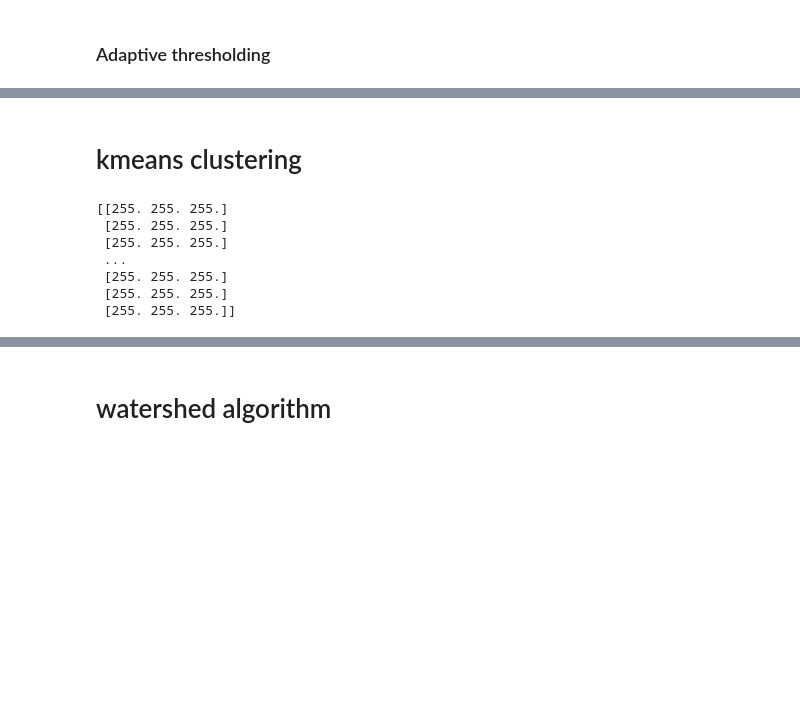
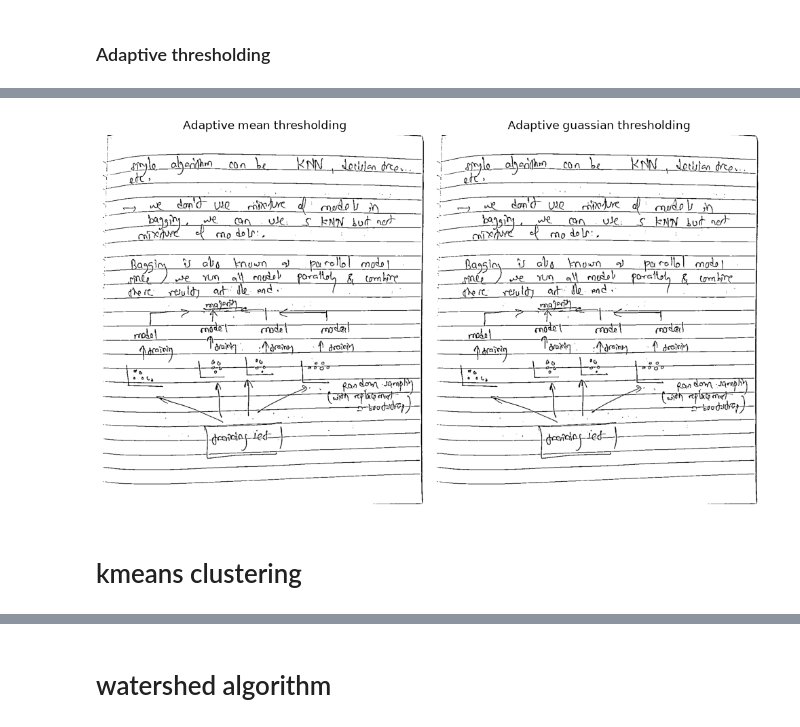
Before and after one commit to htetaunglynn94/Computer-Vision-with-CNN-TensorFlow-and-PyTorch, a Jupyter notebook: 05-OpenCV/17-image_segmentation.ipynb, the cells around one changed output, grey strips where cells are left out. Cells and saved outputs as stored; diff of their text form; code cells hidden in the pictures; blank space fills up the shorter version.

```diff
--- a/05-OpenCV/17-image_segmentation.ipynb
+++ b/05-OpenCV/17-image_segmentation.ipynb
@@ -44,16 +27,34 @@ plt.show()
+# %%
+adapt_mean = cv2.adaptiveThreshold(src=img, # Input 8-bit single-channel (grayscale) image
+                                   maxValue=255, # Output value assigned to pixels classified as foreground
+                                   adaptiveMethod=cv2.ADAPTIVE_THRESH_MEAN_C, # Calculate the local threshold using the neighborhood mean
+                                   thresholdType=cv2.THRESH_BINARY, # Pixels above the local threshold become 255; others become 0
+                                   blockSize=11,  # Size of the local neighborhood (11 × 11 pixels); must be an odd integer greater than 1
+                                   C=25) # Constant subtracted from the calculated local threshold
+
+adapt_gaus = cv2.adaptiveThreshold(src=img, # Input 8-bit single-channel (grayscale) image
+                                   maxValue=255, # Output value assigned to pixels classified as foreground
+                                   adaptiveMethod=cv2.ADAPTIVE_THRESH_MEAN_C, # Calculate the local threshold using a Gaussian-weighted sum of neighborhood pixels
+                                   thresholdType=cv2.THRESH_BINARY, # Pixels above the local threshold become 255; others become 0
+                                   blockSize=11,  # Size of the local neighborhood (11 × 11 pixels); must be an odd integer greater than 1
+                                   C=25) # Constant subtracted from the calculated local threshold
+
+
+plt.figure(figsize=(10, 24))
+
+plt.subplot(1,2,1)
+plt.imshow(adapt_mean, cmap='grey')
+plt.title("Adaptive mean thresholding")
+plt.axis('off')
+
+plt.subplot(1,2,2)
+plt.imshow(adapt_gaus, cmap='grey')
+plt.title("Adaptive guassian thresholding")
+plt.axis('off')
+
+plt.tight_layout()
+plt.show()
+# %% [output]
+[figure, added]
 # %% [markdown]
 # kmeans clustering
-# %%
-image = cv2.imread("../images/shapes.jpg")
-image = cv2.cvtColor(image, cv2.COLOR_BGR2RGB)
-pixel_values = image.reshape((-1, 3))
-pixel_values = np.float32(pixel_values)
-print(pixel_values)
-# %% [output]
-[[255. 255. 255.]
- [255. 255. 255.]
- [255. 255. 255.]
- ...
- [255. 255. 255.]
- [255. 255. 255.]
- [255. 255. 255.]]
```
Also changed, not shown: parts of 11 cells of this notebook, 1 other file.
